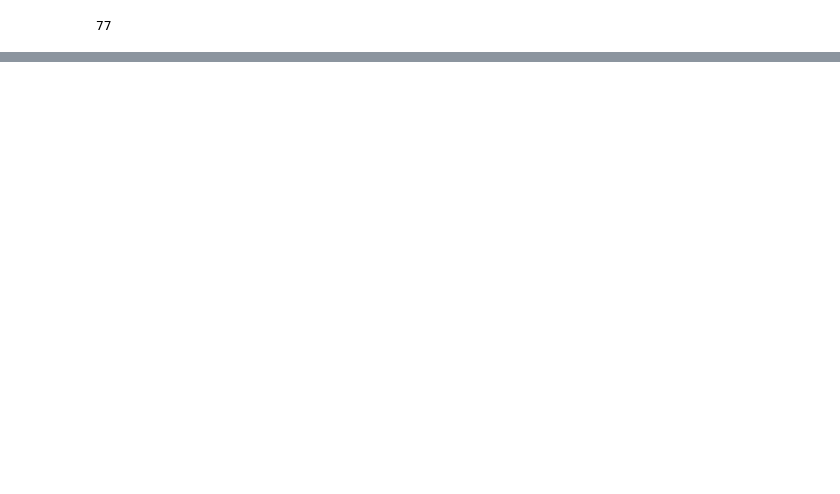
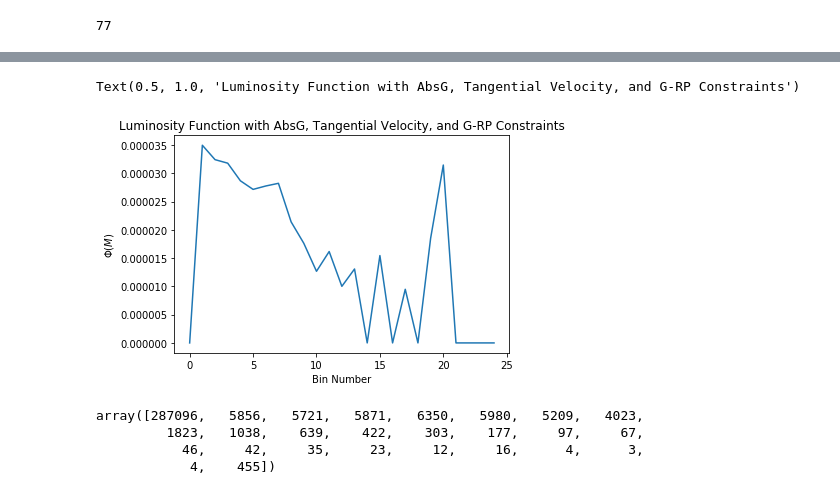
Before and after one commit to dhilligo/BDwarfLumFunction, a Jupyter notebook: GCNS Table Analysis.ipynb, the cells around one changed output, grey strips where cells are left out. Saved outputs shown, nothing was run; the diff lists cells and outputs as text; code cells hidden in the pictures; blank space fills up the shorter version.

```diff
--- a/GCNS Table Analysis.ipynb
+++ b/GCNS Table Analysis.ipynb
@@ -427,0 +432,16 @@ print(lf_spacedensity2)
+# %%
+#Potential Luminosity Function of Brown Dwarf Candidates
+plt.plot(lf_spacedensity3)
+plt.xlabel("Bin Number")
+plt.ylabel('$\Phi(M)$')
+plt.title("Luminosity Function with AbsG, Tangential Velocity, and G-RP Constraints")
+# %% [output]
+Text(0.5, 1.0, 'Luminosity Function with AbsG, Tangential Velocity, and G-RP Constraints')
+[figure, added]
+# %%
+bincount1
+# %% [output]
+array([287096,   5856,   5721,   5871,   6350,   5980,   5209,   4023,
+         1823,   1038,    639,    422,    303,    177,     97,     67,
+           46,     42,     35,     23,     12,     16,      4,      3,
+            4,    455])
```
Also changed, not shown: parts of 26 cells of this notebook, 1 other file.
